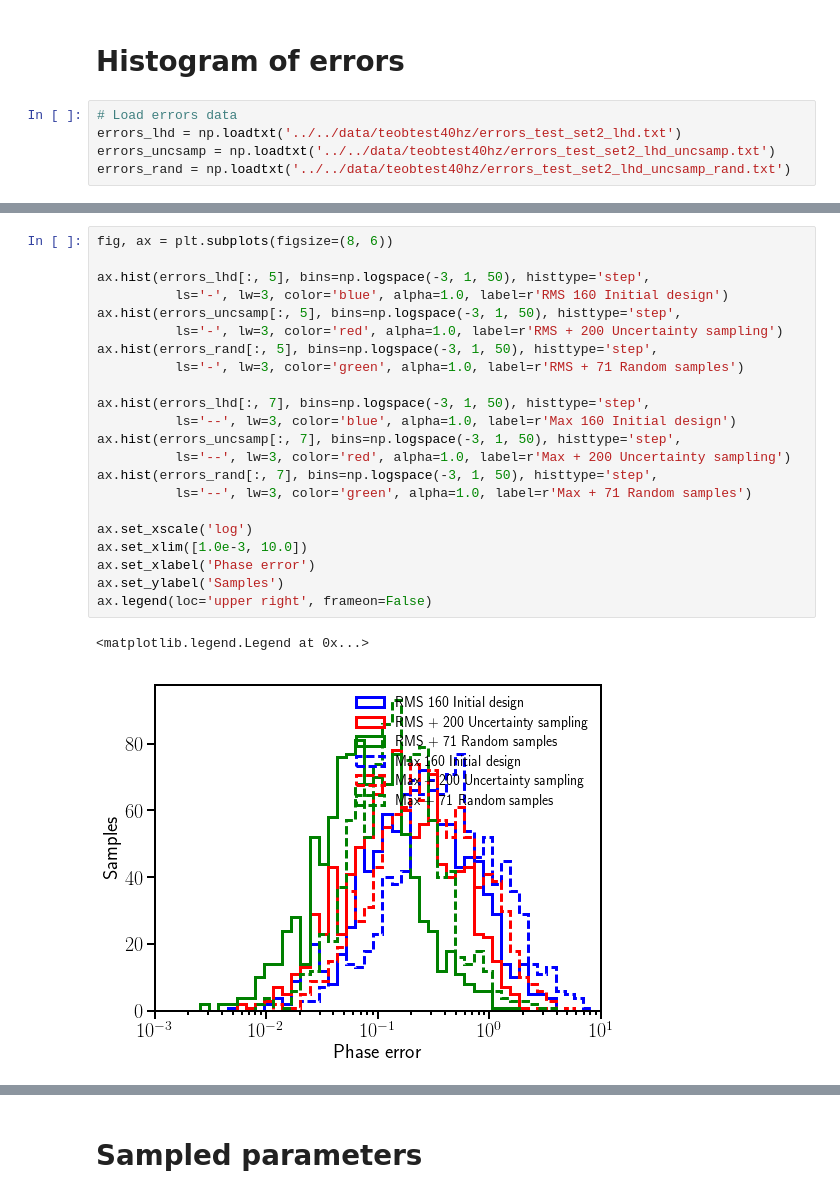
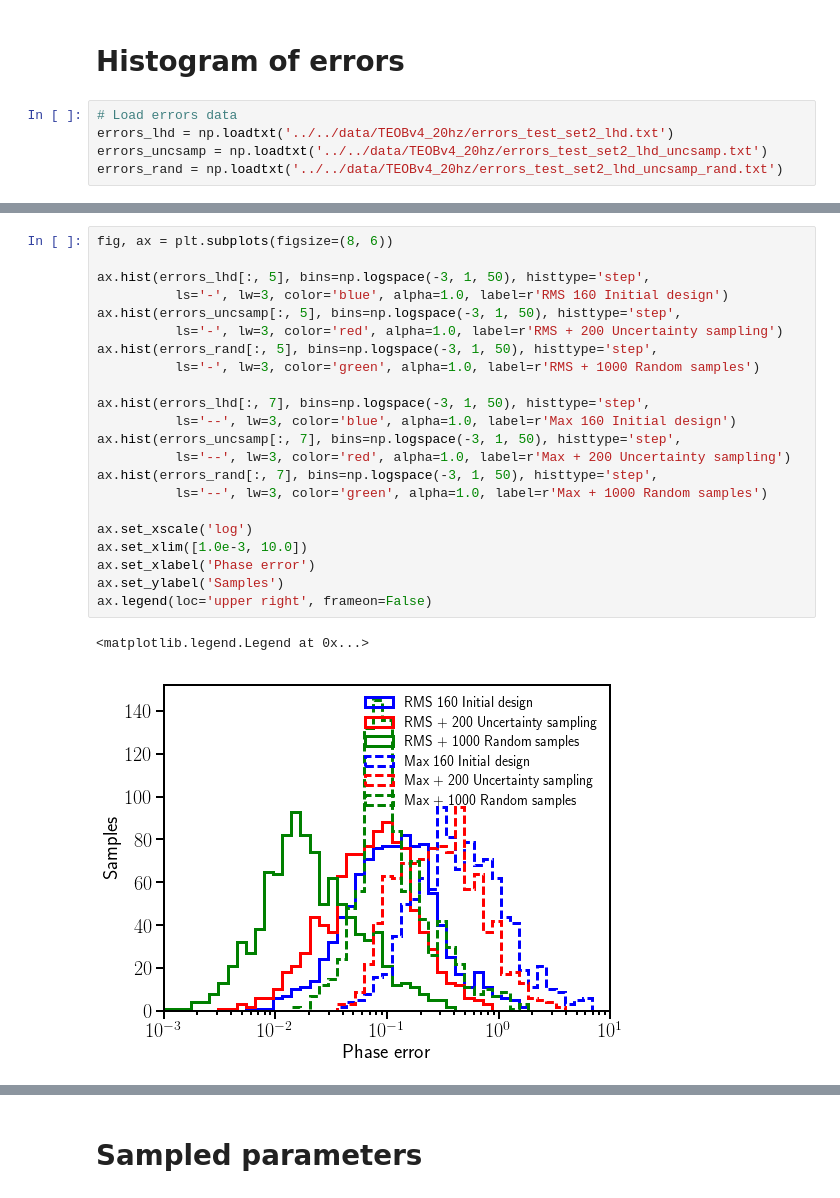
Before and after one commit to benjaminlackey/gpsurrogate, a Jupyter notebook: notebooks/EOB/PlotsForPaper.ipynb, the cells around one changed output, grey strips where cells are left out. Cells and saved outputs as stored; diff of their text form.

```diff
--- a/notebooks/EOB/PlotsForPaper.ipynb
+++ b/notebooks/EOB/PlotsForPaper.ipynb
@@ -38,6 +34,6 @@ from constants import *
 # Histogram of errors
 # %%
 # Load errors data
-errors_lhd = np.loadtxt('../../data/teobtest40hz/errors_test_set2_lhd.txt')
-errors_uncsamp = np.loadtxt('../../data/teobtest40hz/errors_test_set2_lhd_uncsamp.txt')
-errors_rand = np.loadtxt('../../data/teobtest40hz/errors_test_set2_lhd_uncsamp_rand.txt')
+errors_lhd = np.loadtxt('../../data/TEOBv4_20hz/errors_test_set2_lhd.txt')
+errors_uncsamp = np.loadtxt('../../data/TEOBv4_20hz/errors_test_set2_lhd_uncsamp.txt')
+errors_rand = np.loadtxt('../../data/TEOBv4_20hz/errors_test_set2_lhd_uncsamp_rand.txt')
@@ -80,28 +92,28 @@ ax.legend(loc='upper right', frameon=False)
 # %%
 fig, ax = plt.subplots(figsize=(8, 6))
 
 ax.hist(errors_lhd[:, 5], bins=np.logspace(-3, 1, 50), histtype='step',
           ls='-', lw=3, color='blue', alpha=1.0, label=r'RMS 160 Initial design')
 ax.hist(errors_uncsamp[:, 5], bins=np.logspace(-3, 1, 50), histtype='step',
           ls='-', lw=3, color='red', alpha=1.0, label=r'RMS + 200 Uncertainty sampling')
 ax.hist(errors_rand[:, 5], bins=np.logspace(-3, 1, 50), histtype='step',
-          ls='-', lw=3, color='green', alpha=1.0, label=r'RMS + 71 Random samples')
+          ls='-', lw=3, color='green', alpha=1.0, label=r'RMS + 1000 Random samples')
 
 ax.hist(errors_lhd[:, 7], bins=np.logspace(-3, 1, 50), histtype='step',
           ls='--', lw=3, color='blue', alpha=1.0, label=r'Max 160 Initial design')
 ax.hist(errors_uncsamp[:, 7], bins=np.logspace(-3, 1, 50), histtype='step',
           ls='--', lw=3, color='red', alpha=1.0, label=r'Max + 200 Uncertainty sampling')
 ax.hist(errors_rand[:, 7], bins=np.logspace(-3, 1, 50), histtype='step',
-          ls='--', lw=3, color='green', alpha=1.0, label=r'Max + 71 Random samples')
+          ls='--', lw=3, color='green', alpha=1.0, label=r'Max + 1000 Random samples')
 
 ax.set_xscale('log')
 ax.set_xlim([1.0e-3, 10.0])
 ax.set_xlabel('Phase error')
 ax.set_ylabel('Samples')
 ax.legend(loc='upper right', frameon=False)
 # %% [output]
 <matplotlib.legend.Legend at 0x...>
-[figure, old version]
+[figure, new version]
 # %%
 fig, ax = plt.subplots(figsize=(8, 6))
 
```
Also changed, not shown: parts of 42 cells of this notebook, 17 other files.
